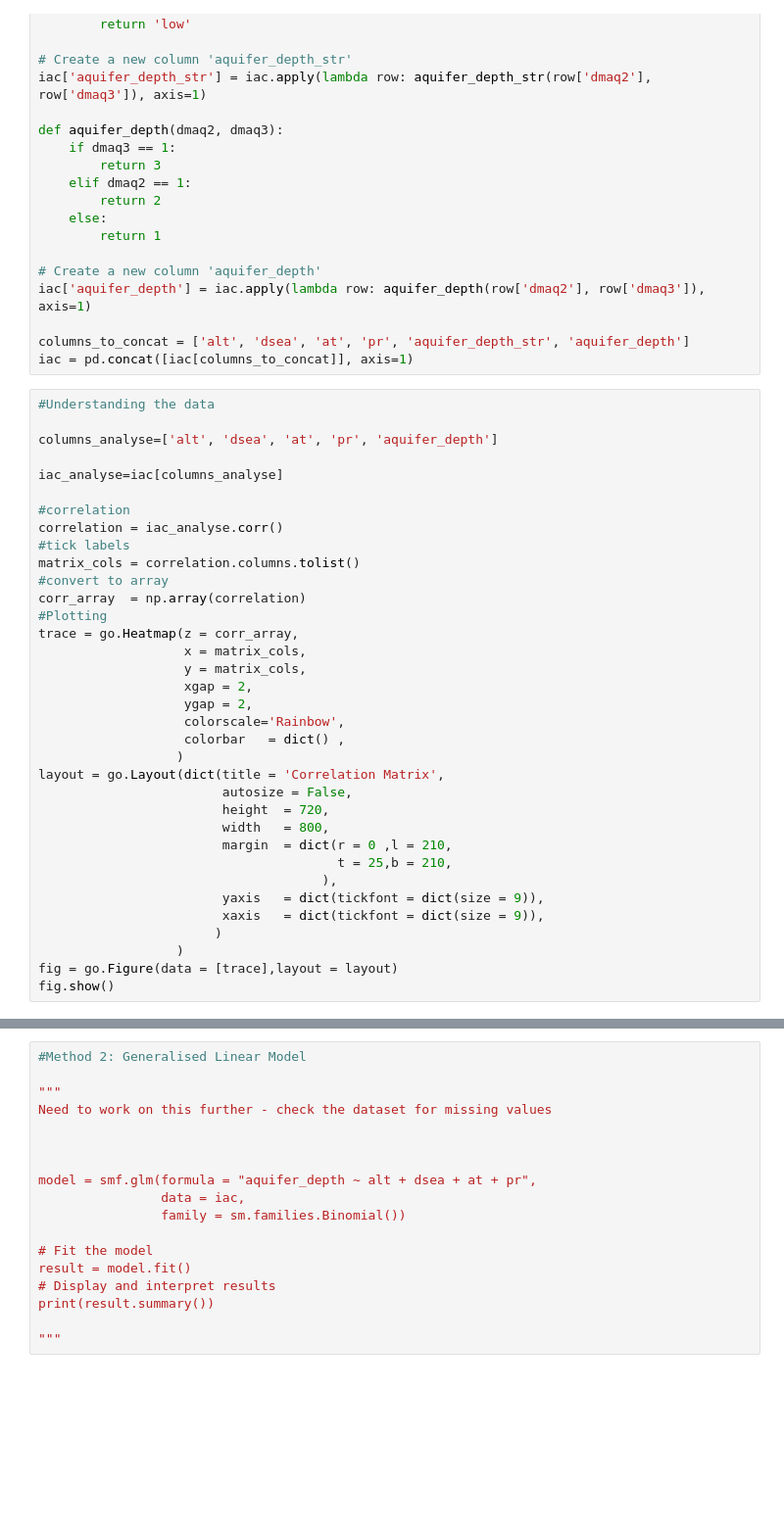
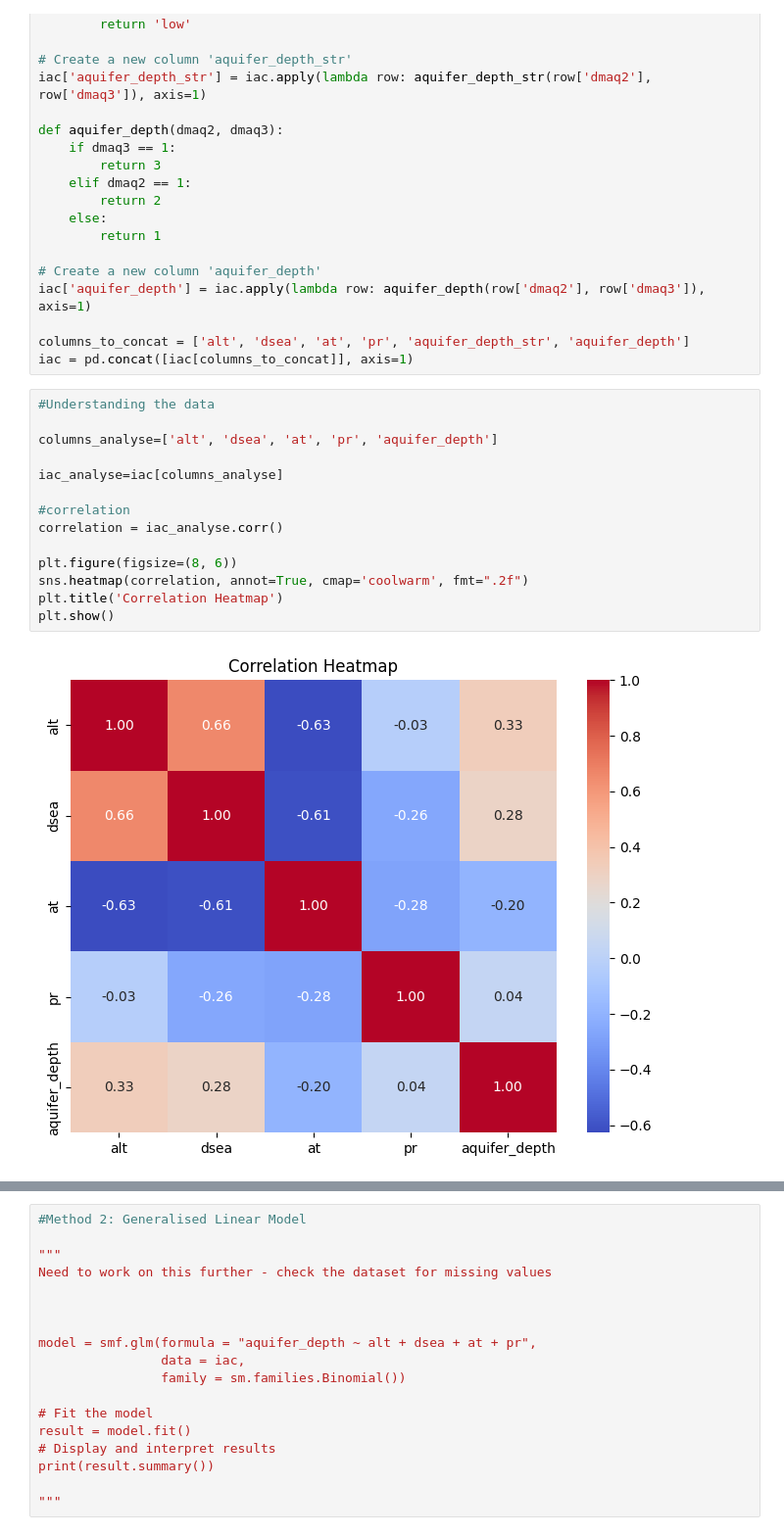
Before and after one commit to visheshikab/Personal_Projects, a Jupyter notebook: Groundwater_Prediction.ipynb, the cells around one changed output, grey strips where cells are left out. Shown: that part at 98% size. Saved outputs shown, nothing was run; the diff lists cells and outputs as text; blank space fills up the shorter version.

```diff
--- a/Groundwater_Prediction.ipynb
+++ b/Groundwater_Prediction.ipynb
@@ -56,35 +58,16 @@ iac = pd.concat([iac[columns_to_concat]], axis=1)
 # %%
 #Understanding the data
 
 columns_analyse=['alt', 'dsea', 'at', 'pr', 'aquifer_depth']
 
 iac_analyse=iac[columns_analyse]
 
 #correlation
 correlation = iac_analyse.corr()
-#tick labels
-matrix_cols = correlation.columns.tolist()
-#convert to array
-corr_array  = np.array(correlation)
-#Plotting
-trace = go.Heatmap(z = corr_array,
-                   x = matrix_cols,
-                   y = matrix_cols,
-                   xgap = 2,
-                   ygap = 2,
-                   colorscale='Rainbow',
-                   colorbar   = dict() ,
-                  )
-layout = go.Layout(dict(title = 'Correlation Matrix',
-                        autosize = False,
-                        height  = 720,
-                        width   = 800,
-                        margin  = dict(r = 0 ,l = 210,
-                                       t = 25,b = 210,
-                                     ),
-                        yaxis   = dict(tickfont = dict(size = 9)),
-                        xaxis   = dict(tickfont = dict(size = 9)),
-                       )
-                  )
-fig = go.Figure(data = [trace],layout = layout)
-fig.show()
+
+plt.figure(figsize=(8, 6))
+sns.heatmap(correlation, annot=True, cmap='coolwarm', fmt=".2f")
+plt.title('Correlation Heatmap')
+plt.show()
+# %% [output]
+[figure, added]
```
Also changed, not shown: parts of 4 cells of this notebook.
